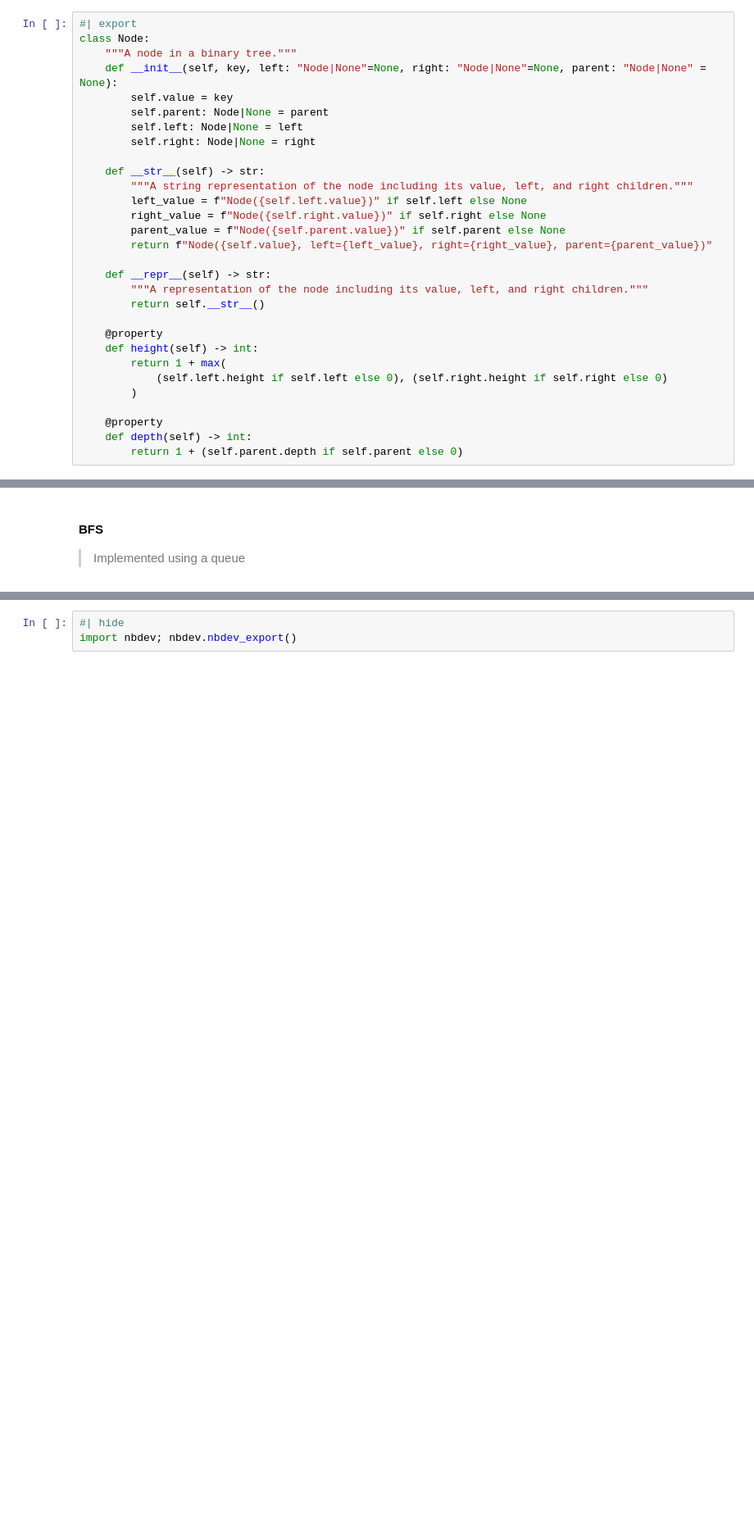
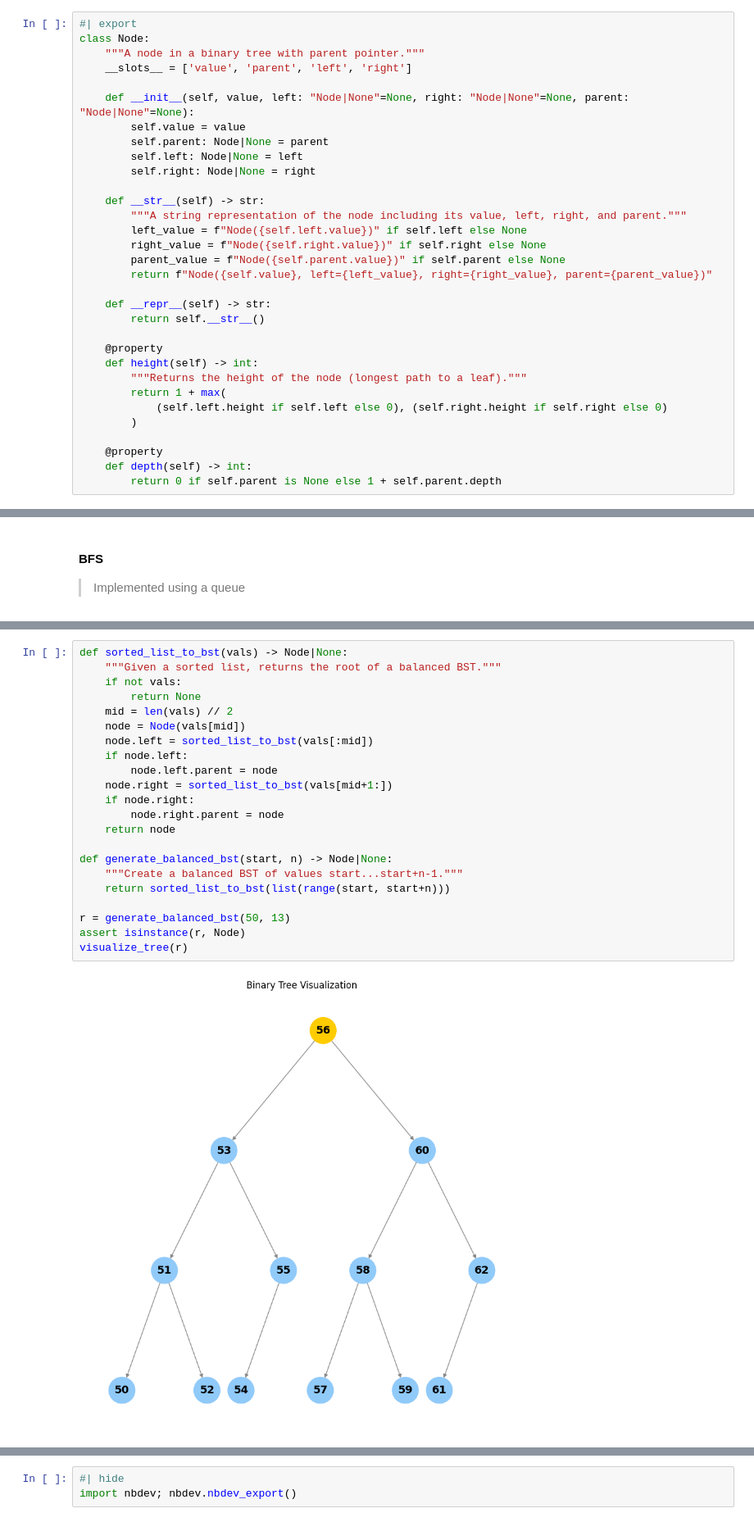
Before and after one commit to BrunodsLilly/ElitePython, a Jupyter notebook: nbs/Data Structures/Binary Trees/binary_trees.ipynb, the cells around one changed output, grey strips where cells are left out. Shown at 82% size. Saved outputs shown, nothing was run; the diff lists cells and outputs as text; blank space fills up the shorter version.

```diff
--- a/nbs/Data Structures/Binary Trees/binary_trees.ipynb
+++ b/nbs/Data Structures/Binary Trees/binary_trees.ipynb
@@ -139,33 +169,35 @@ Terminology:
 # %%
 #| export
 class Node:
-    """A node in a binary tree."""
-    def __init__(self, key, left: "Node|None"=None, right: "Node|None"=None, parent: "Node|None" = None):
-        self.value = key
+    """A node in a binary tree with parent pointer."""
+    __slots__ = ['value', 'parent', 'left', 'right']
+
+    def __init__(self, value, left: "Node|None"=None, right: "Node|None"=None, parent: "Node|None"=None):
+        self.value = value
         self.parent: Node|None = parent
         self.left: Node|None = left
         self.right: Node|None = right
 
     def __str__(self) -> str:
-        """A string representation of the node including its value, left, and right children."""
+        """A string representation of the node including its value, left, right, and parent."""
         left_value = f"Node({self.left.value})" if self.left else None
         right_value = f"Node({self.right.value})" if self.right else None
         parent_value = f"Node({self.parent.value})" if self.parent else None
         return f"Node({self.value}, left={left_value}, right={right_value}, parent={parent_value})"
 
     def __repr__(self) -> str:
-        """A representation of the node including its value, left, and right children."""
         return self.__str__()
 
     @property
     def height(self) -> int:
+        """Returns the height of the node (longest path to a leaf)."""
         return 1 + max(
             (self.left.height if self.left else 0), (self.right.height if self.right else 0)
         )
 
     @property
     def depth(self) -> int:
-        return 1 + (self.parent.depth if self.parent else 0)
+        return 0 if self.parent is None else 1 + self.parent.depth
 # %%
 #| export
 def set_parents(node: Node, parent: Node|None=None) -> Node:
@@ -530,0 +565,24 @@ When you need to maintain a traversable, sorted stream of data you can search, i
+# %%
+def sorted_list_to_bst(vals) -> Node|None:
+    """Given a sorted list, returns the root of a balanced BST."""
+    if not vals:
+        return None
+    mid = len(vals) // 2
+    node = Node(vals[mid])
+    node.left = sorted_list_to_bst(vals[:mid])
+    if node.left:
+        node.left.parent = node
+    node.right = sorted_list_to_bst(vals[mid+1:])
+    if node.right:
+        node.right.parent = node
+    return node
+
+def generate_balanced_bst(start, n) -> Node|None:
+    """Create a balanced BST of values start...start+n-1."""
+    return sorted_list_to_bst(list(range(start, start+n)))
+
+r = generate_balanced_bst(50, 13)
+assert isinstance(r, Node)
+visualize_tree(r)
+# %% [output]
+[figure, added]
```
Also changed, not shown: parts of 58 cells of this notebook, 3 other files.
